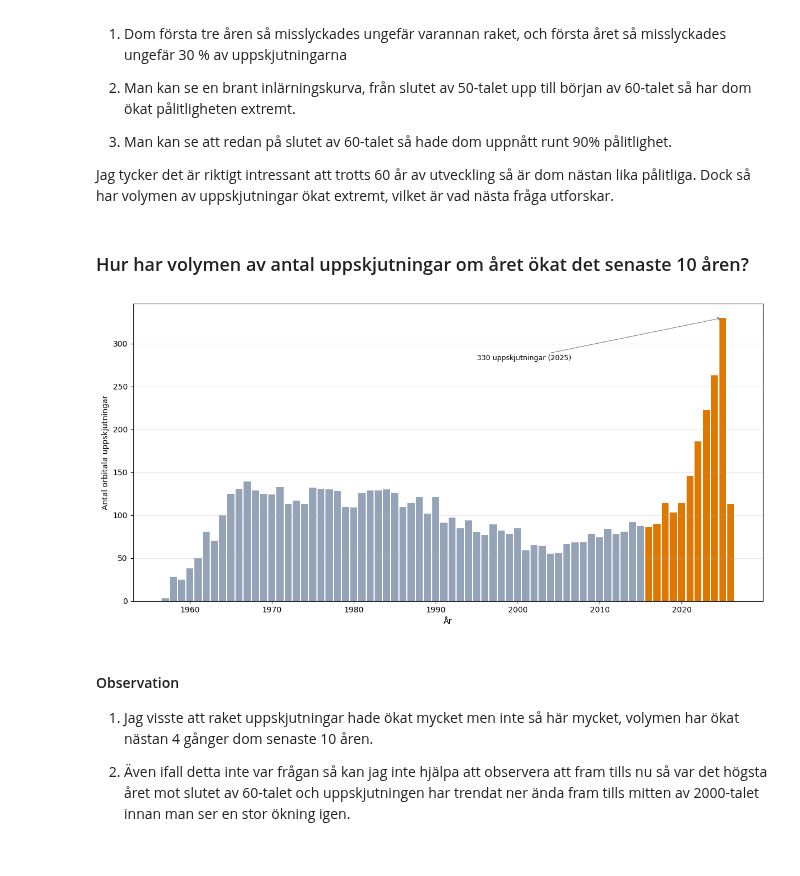
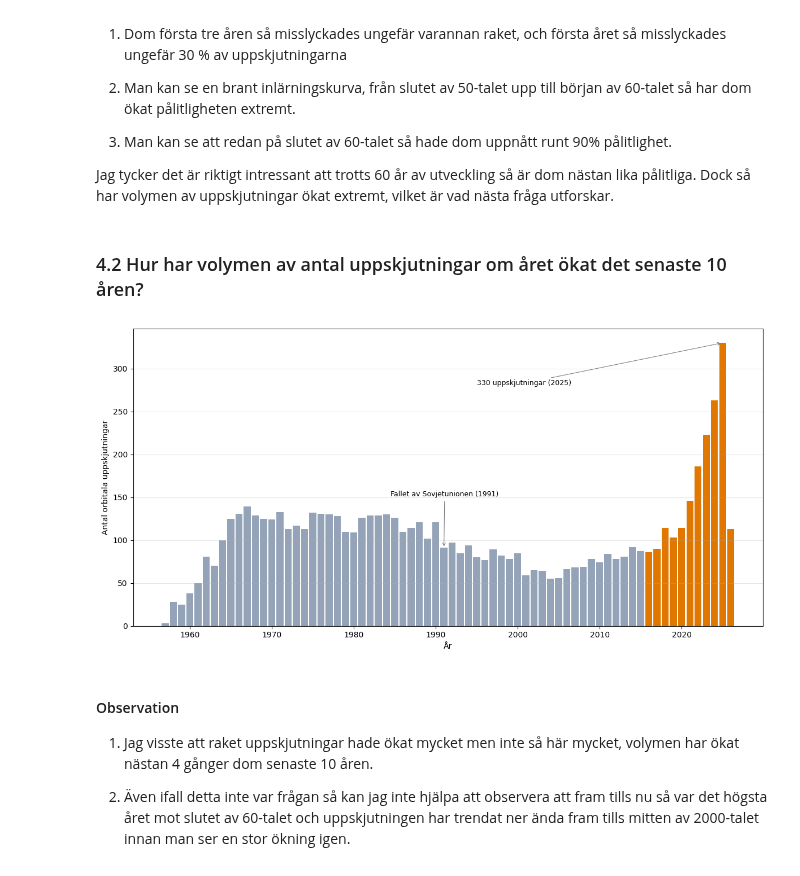
Before and after one commit to jacoblasse/KK1-rymduppskjutningar, a Jupyter notebook: notebook.ipynb, the cells around one changed output. Saved outputs shown, nothing was run; the diff lists cells and outputs as text; code cells hidden in the pictures.

Commit message:
annotate (the fall of the soviet union) on launch cadence bar graph

```diff
--- a/notebook.ipynb
+++ b/notebook.ipynb
@@ -419,34 +419,42 @@ plt.show()
 
 Jag tycker det är riktigt intressant att trotts 60 år av utveckling så är dom nästan lika pålitliga. Dock så har volymen av uppskjutningar ökat extremt, vilket är vad nästa fråga utforskar.
 # %% [markdown]
-### Hur har volymen av antal uppskjutningar om året ökat det senaste 10 åren?
+### 4.2 Hur har volymen av antal uppskjutningar om året ökat det senaste 10 åren?
 # %%
 # Jag kan använda mig av by_year dataframen jag skapat till förra diagramet
 
 fig, ax = plt.subplots(figsize=(12, 6))
 
 year_cutoff = 2016
 
 colors = ["#e07700" if year >= year_cutoff else "#94a3b8" for year in by_year.index]
 ax.bar(by_year.index, by_year["total"], color=colors, width=0.85)
+
+
+
+ax.annotate("Fallet av Sovjetunionen (1991)",
+            xy=(1991, by_year.loc[1991, "total"]),
+            xytext=(1991 - 6.5, by_year.loc[1991, "total"] + 60),
+            arrowprops=dict(arrowstyle="->", color="gray", lw=0.8),
+            fontsize=9)
 
 peak_year = by_year["total"].idxmax()
 peak_value = by_year["total"].max()
 ax.annotate(f"{peak_value} uppskjutningar ({peak_year})",
             xy=(peak_year, peak_value),
             xytext=(peak_year - 30, peak_value * 0.85),
             arrowprops=dict(arrowstyle="->", color="gray", lw=0.8),
             fontsize=9)
 
 
 
 ax.set_xlabel("År")
 ax.set_ylabel("Antal orbitala uppskjutningar")
 ax.grid(True, alpha=0.3, axis="y")
 plt.tight_layout()
 plt.show()
 # %% [output]
-[figure, old version]
+[figure, new version]
 # %% [markdown]
 #### Observation
 
```
